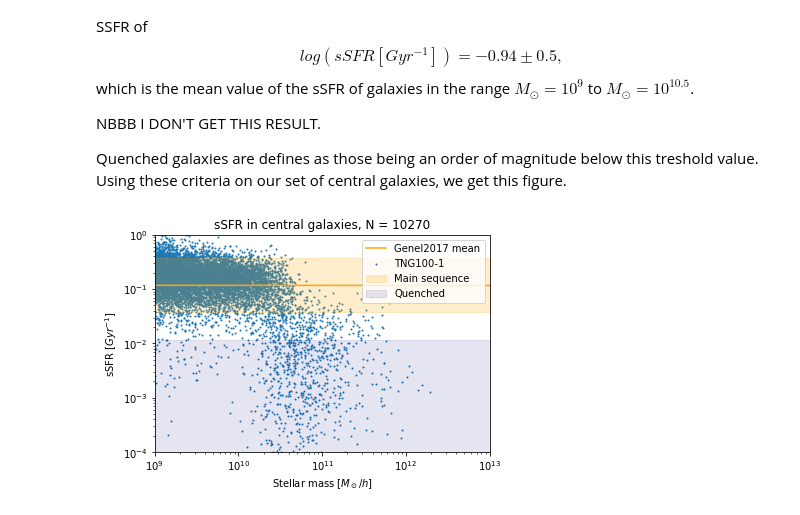
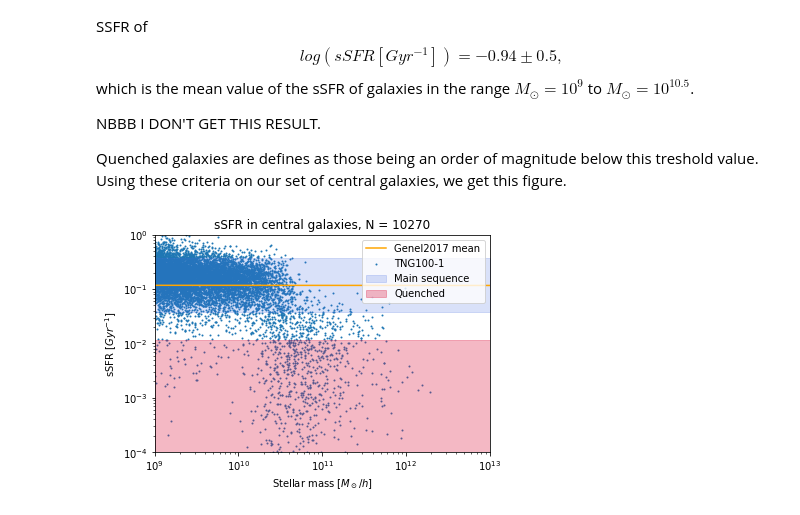
Before and after one commit to choisant/illustris-project, a Jupyter notebook: src/SFR.ipynb, the cells around one changed output. Drawn from its saved outputs; the diff is of its cells as text; code cells hidden in the pictures.

```diff
--- a/src/SFR.ipynb
+++ b/src/SFR.ipynb
@@ -13,23 +13,23 @@ Quenched galaxies are defines as those being an order of magnitude below this tr
 # %%
 import illustris_python as il
 import matplotlib.pyplot as plt
 import pandas as pd
 import numpy as np
 
 dataPath = "../data/tng100-1/cutdata/Subhalo_Centrals_minE9_SM_SFR.csv"
 df = pd.read_csv(dataPath)
 
 df["SubhaloMassStellar"] *=10**10 #Changing mass to solar masses
 df["SubhaloSFR"] *=10**(9) #Changing the SFR from /yr to /Gyr.
 df["SubhalosSFR"]  = df["SubhaloSFR"]/df["SubhaloMassStellar"] #Adding specific star formation rate
 
 ax = df.plot.scatter(x="SubhaloMassStellar", y="SubhalosSFR", s=1, label = "TNG100-1")
 x = [10**9, 10**13]
 y = [10**(-0.93), 10**(-0.933)] #From Genel 2017
 ax.plot(x,y, label = "Genel2017 mean", color='orange')
-ax.fill_between(x, 10**(-1.43), 10**(-0.43), color="orange", alpha=0.2, label = "Main sequence")
-ax.fill_between(x, 10**(-1.933), 0, color="navy", alpha=0.1, label = "Quenched")
+ax.fill_between(x, 10**(-1.43), 10**(-0.43), color="royalblue", alpha=0.2, label = "Main sequence")
+ax.fill_between(x, 10**(-1.933), 0, color="crimson", alpha=0.3, label = "Quenched")
 il.formatplot.SM_SFR(title="sSFR in central galaxies", df=df)
 plt.show()
 # %% [output]
-[figure, old version]
+[figure, new version]
```
Also changed, not shown: 9 other files.
